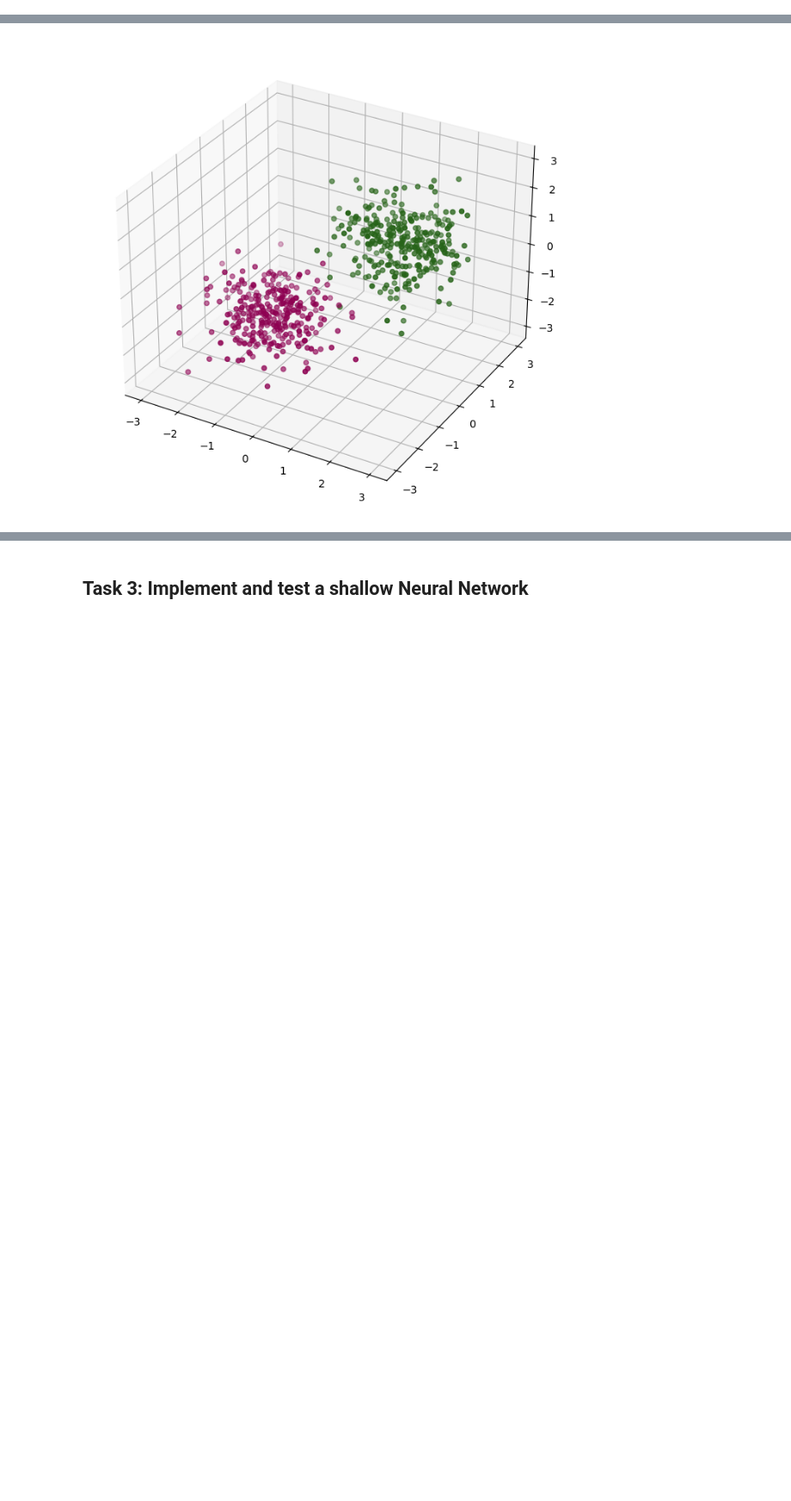
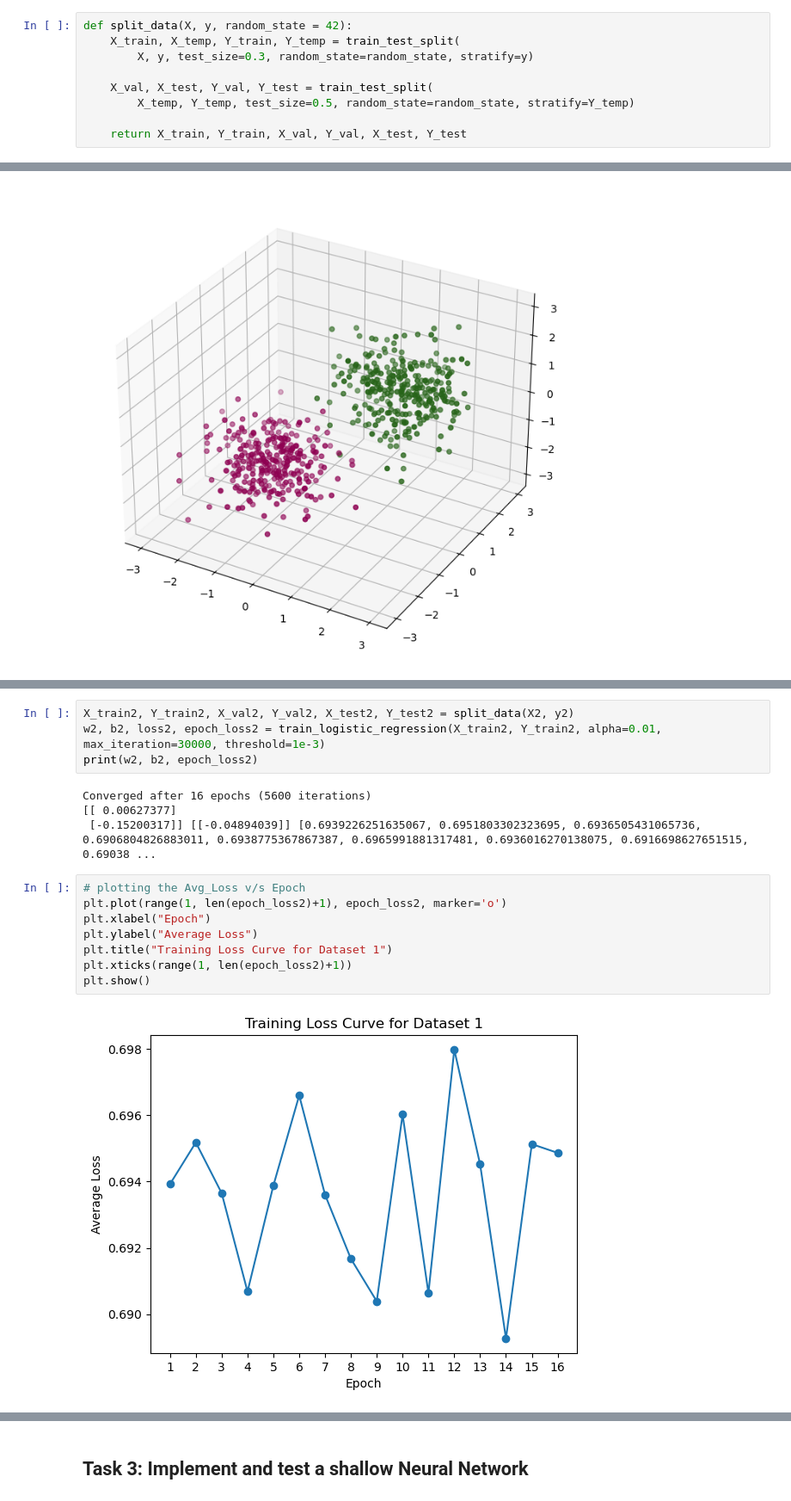
Before and after one commit to aakanksha1500/CT5133_DL_colab, a Jupyter notebook: DL_Assignment1_latest.ipynb, the cells around one changed output, grey strips where cells are left out. Shown at 86% size. Drawn from its saved outputs; the diff is of its cells as text; blank space fills up the shorter version.

```diff
--- a/DL_Assignment1_latest.ipynb
+++ b/DL_Assignment1_latest.ipynb
@@ -138,6 +138,15 @@ def predict(X, w, b, threshold):
     return (y_hat >= threshold).astype(int)
 # %% [markdown]
 ## Task 2: Testing on Datasets
+# %%
+def split_data(X, y, random_state = 42):
+    X_train, X_temp, Y_train, Y_temp = train_test_split(
+        X, y, test_size=0.3, random_state=random_state, stratify=y)
+
+    X_val, X_test, Y_val, Y_test = train_test_split(
+        X_temp, Y_temp, test_size=0.5, random_state=random_state, stratify=Y_temp)
+
+    return X_train, Y_train, X_val, Y_val, X_test, Y_test
 # %%
 # Loading Dataset 1
 # Use pandas to read the CSV file as a dataframe
@@ -168,0 +206,18 @@ plt.close(fig)
+# %%
+X_train2, Y_train2, X_val2, Y_val2, X_test2, Y_test2 = split_data(X2, y2)
+w2, b2, loss2, epoch_loss2 = train_logistic_regression(X_train2, Y_train2, alpha=0.01, max_iteration=30000, threshold=1e-3)
+print(w2, b2, epoch_loss2)
+# %% [output]
+Converged after 16 epochs (5600 iterations)
+[[ 0.00627377]
+ [-0.15200317]] [[-0.04894039]] [0.6939226251635067, 0.6951803302323695, 0.6936505431065736, 0.6906804826883011, 0.6938775367867387, 0.6965991881317481, 0.6936016270138075, 0.6916698627651515, 0.69038 ...
+# %%
+# plotting the Avg_Loss v/s Epoch
+plt.plot(range(1, len(epoch_loss2)+1), epoch_loss2, marker='o')
+plt.xlabel("Epoch")
+plt.ylabel("Average Loss")
+plt.title("Training Loss Curve for Dataset 1")
+plt.xticks(range(1, len(epoch_loss2)+1))
+plt.show()
+# %% [output]
+[figure, added]
```
Also changed, not shown: parts of 4 cells of this notebook.
